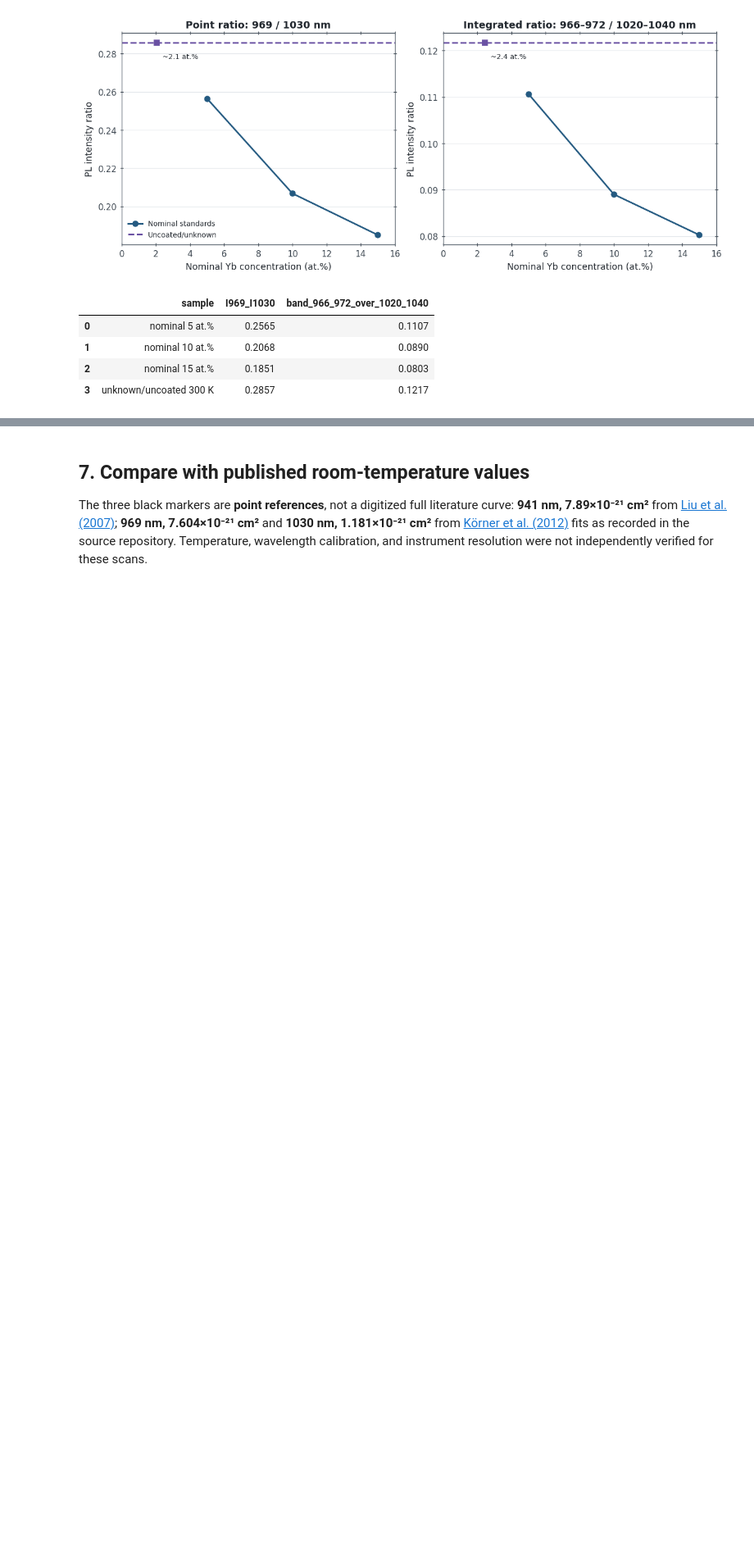
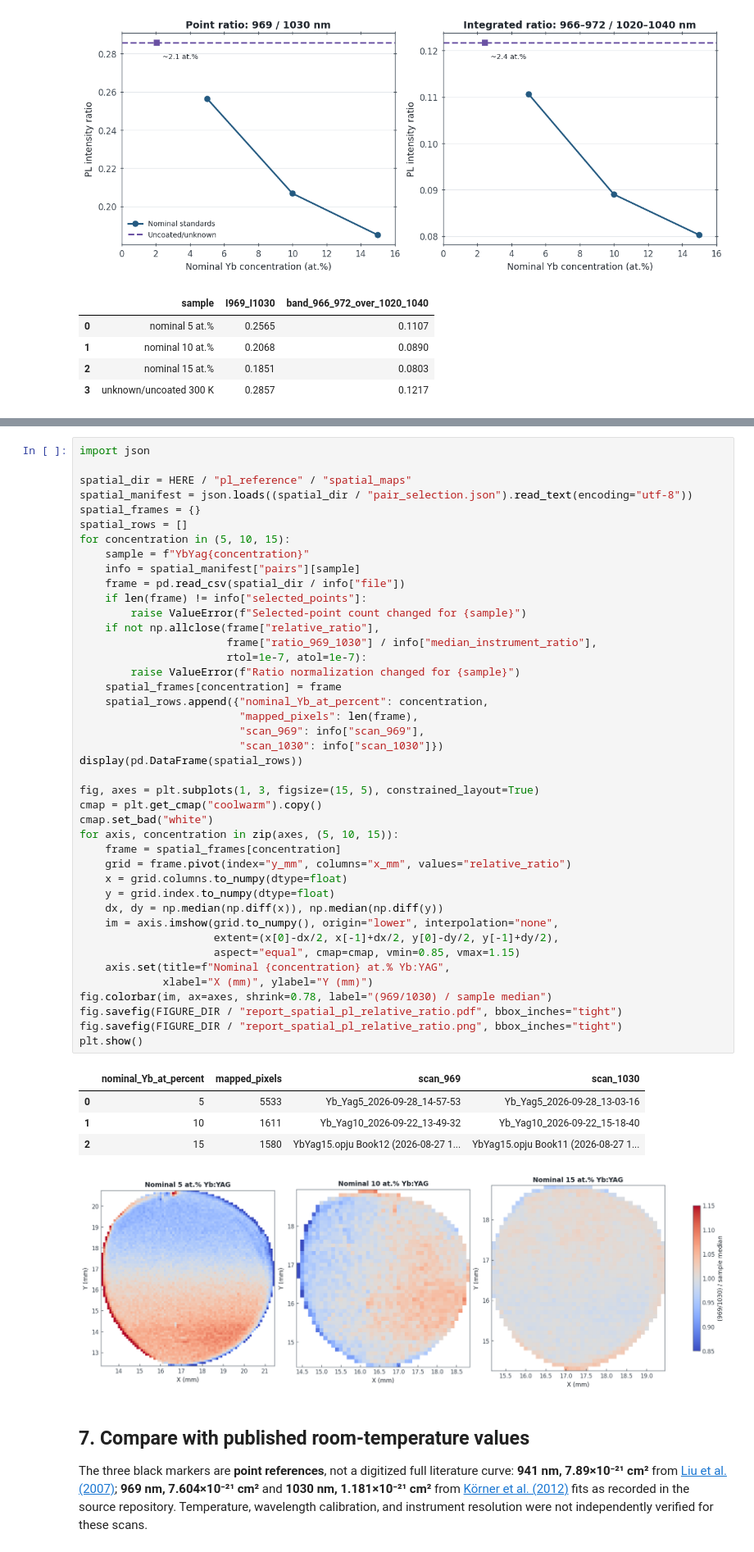
Before and after one commit to aidasmik/YbYAG-absorption-analysis, a Jupyter notebook: YbYAG_measurement_to_cross_section.ipynb, the cells around one changed output, grey strips where cells are left out. Shown at 82% size. Drawn from its saved outputs; the diff is of its cells as text; blank space fills up the shorter version.

Commit message:
Add spatial PL ratio maps to absorption notebook

```diff
--- a/YbYAG_measurement_to_cross_section.ipynb
+++ b/YbYAG_measurement_to_cross_section.ipynb
@@ -817,3 +823,51 @@ display(pl_ratios.round(4))
+# %%
+import json
+
+spatial_dir = HERE / "pl_reference" / "spatial_maps"
+spatial_manifest = json.loads((spatial_dir / "pair_selection.json").read_text(encoding="utf-8"))
+spatial_frames = {}
+spatial_rows = []
+for concentration in (5, 10, 15):
+    sample = f"YbYag{concentration}"
+    info = spatial_manifest["pairs"][sample]
+    frame = pd.read_csv(spatial_dir / info["file"])
+    if len(frame) != info["selected_points"]:
+        raise ValueError(f"Selected-point count changed for {sample}")
+    if not np.allclose(frame["relative_ratio"],
+                       frame["ratio_969_1030"] / info["median_instrument_ratio"],
+                       rtol=1e-7, atol=1e-7):
+        raise ValueError(f"Ratio normalization changed for {sample}")
+    spatial_frames[concentration] = frame
+    spatial_rows.append({"nominal_Yb_at_percent": concentration,
+                         "mapped_pixels": len(frame),
+                         "scan_969": info["scan_969"],
+                         "scan_1030": info["scan_1030"]})
+display(pd.DataFrame(spatial_rows))
+
+fig, axes = plt.subplots(1, 3, figsize=(15, 5), constrained_layout=True)
+cmap = plt.get_cmap("coolwarm").copy()
+cmap.set_bad("white")
+for axis, concentration in zip(axes, (5, 10, 15)):
+    frame = spatial_frames[concentration]
+    grid = frame.pivot(index="y_mm", columns="x_mm", values="relative_ratio")
+    x = grid.columns.to_numpy(dtype=float)
+    y = grid.index.to_numpy(dtype=float)
+    dx, dy = np.median(np.diff(x)), np.median(np.diff(y))
+    im = axis.imshow(grid.to_numpy(), origin="lower", interpolation="none",
+                     extent=(x[0]-dx/2, x[-1]+dx/2, y[0]-dy/2, y[-1]+dy/2),
+                     aspect="equal", cmap=cmap, vmin=0.85, vmax=1.15)
+    axis.set(title=f"Nominal {concentration} at.% Yb:YAG",
+             xlabel="X (mm)", ylabel="Y (mm)")
+fig.colorbar(im, ax=axes, shrink=0.78, label="(969/1030) / sample median")
+fig.savefig(FIGURE_DIR / "report_spatial_pl_relative_ratio.pdf", bbox_inches="tight")
+fig.savefig(FIGURE_DIR / "report_spatial_pl_relative_ratio.png", bbox_inches="tight")
+plt.show()
+# %% [output]
+|  | nominal_Yb_at_percent | mapped_pixels | scan_969 | scan_1030 |
+| 0 | 5 | 5533 | Yb_Yag5_2026-09-28_14-57-53 | Yb_Yag5_2026-09-28_13-03-16 |
+| 1 | 10 | 1611 | Yb_Yag10_2026-09-22_13-49-32 | Yb_Yag10_2026-09-22_15-18-40 |
+| 2 | 15 | 1580 | YbYag15.opju Book12 (2026-08-27 1... | YbYag15.opju Book11 (2026-08-27 1... |
+[figure, added]
 # %% [markdown]
 ## 7. Compare with published room-temperature values
 
```
Also changed, not shown: parts of 2 cells of this notebook, 5 other files.
